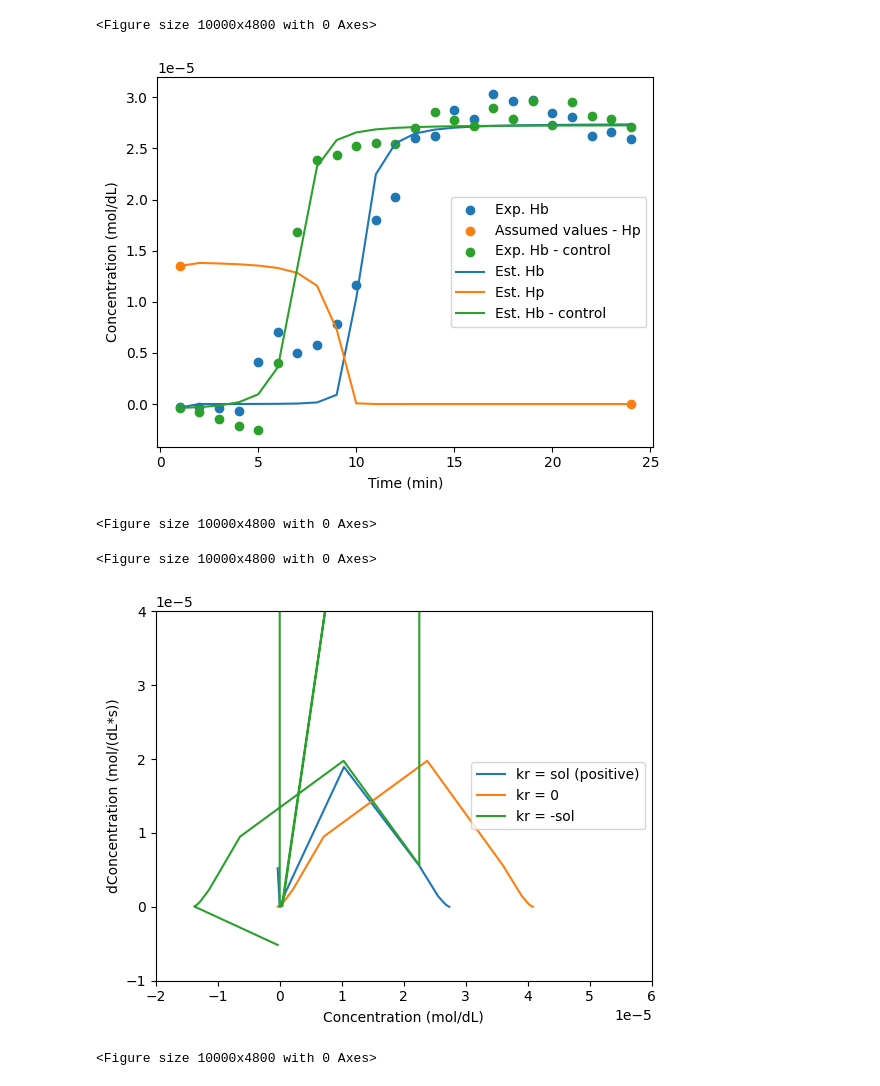
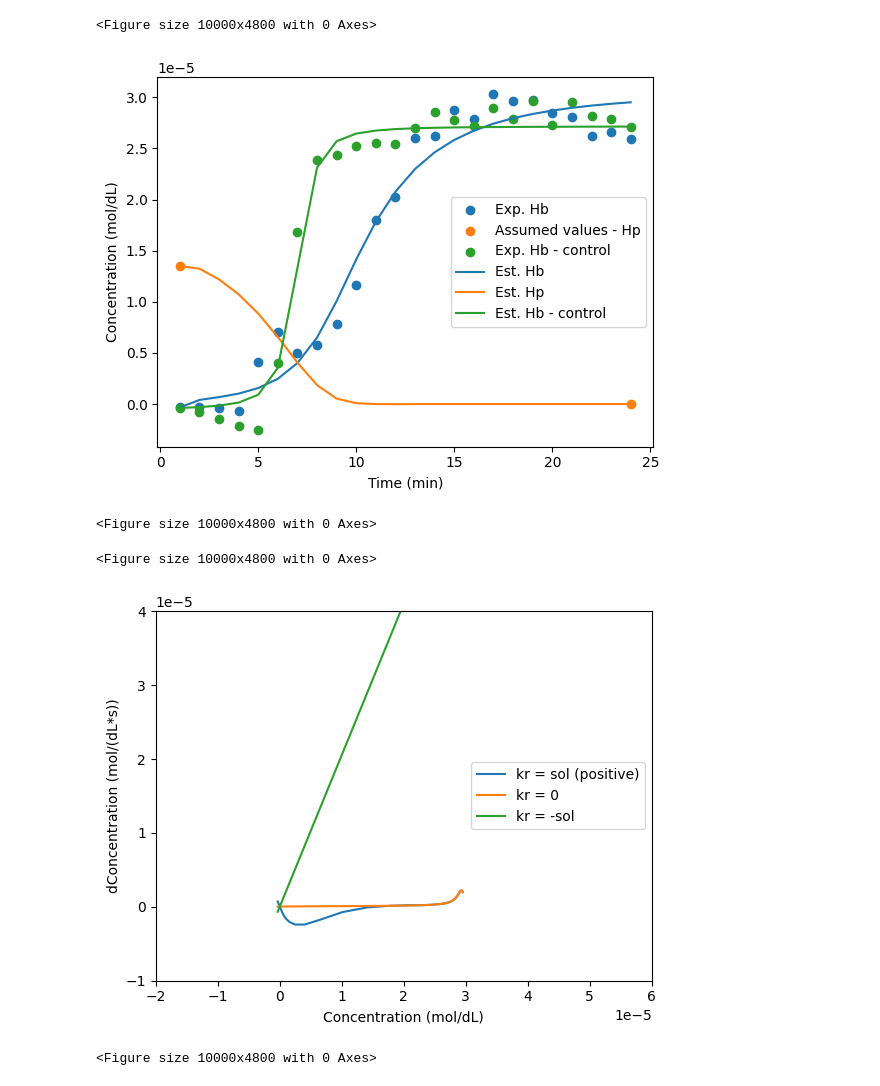
Before and after one commit to mdsnbutler/ChE2410-Project-2, a Jupyter notebook: 4_bifurcation analysis.ipynb, the cells around one changed output. Cells and saved outputs as stored; diff of their text form; code cells hidden in the pictures.

```diff
--- a/4_bifurcation analysis.ipynb
+++ b/4_bifurcation analysis.ipynb
@@ -16,22 +16,23 @@ hpin = hbin/2
 hpx = [1, 24]
 hpy = [hpin, 0]
 ic = ([data.loc[0, "hpadj mol/dL"], hpin, data.loc[0, "cadj mol/dL"]])
-ac = (10E5, s*3, 8)
+ac = (1, 10E5, s*3, 8, 1, 3/2)
 
-def func(x, t, kr, sB, muB):
+def func(x, t, yB, kr, sB, muB, zB, rB):
     B, P, C = x
-    dB = - kr * B * P + sB/((((t-muB)**2)+1)**(3/2))
+    dB = - kr * B * P + sB/((((t*yB-muB)**2)+zB)**(rB))
     dP = - kr * B * P
     dC = s/((((t-mu)**2)+1)**(3/2))
     return(dB, dP, dC)
 
-def func2(B, P, t, kr, sB, muB):
-    dB = - kr * B * P + sB/((((t-muB)**2)+1)**(3/2))
+def func2(B, P, t, yB, kr, sB, muB, zB, rB):
+    dB = - kr * B * P + sB/((((t*yB-muB)**2)+zB)**(rB))
     dP = - kr * B * P
     dC = s/((((t-mu)**2)+1)**(3/2))
     return(dB, dP, dC)
 
-fitdata = odeint(func, ic, data["time"], args=(1.14609260e+06, 2.06724401e-05, 9.82450961e+00))
+fitdata = odeint(func, ic, data["time"], args=(4.35923617e-01, 1.51728394e+05, 4.56628831e-05, 3.63518130e+00,
+       4.51944641e+00, 1.47636087e+00))
 plt.scatter(data["time"], data['hpadj mol/dL'], label = "Exp. Hb")
 plt.scatter(hpx, hpy, label = "Assumed values - Hp")
 plt.scatter(data["time"], data['cadj mol/dL'], label = "Exp. Hb - control")
@@ -44,24 +45,26 @@ plt.legend(loc = "right")
 plt.figure(figsize = (100, 48))
 # %% [output]
 <Figure size 10000x4800 with 0 Axes>
-[figure, old version]
+[figure, new version]
 <Figure size 10000x4800 with 0 Axes>
 # %%
-dHb2 = np.array(func2(B = fitdata[:,0], P = fitdata[:,1], t = data["time"], kr = 1.14609260e+06, sB = 2.06724401e-05, muB = 9.82450961e+00))
-fitdata_kr0 = odeint(func, ic, data["time"], args=(0, 2.06724401e-05, 9.82450961e+00))
-dHb0 = np.array(func2(B = fitdata_kr0[:,0], P = fitdata_kr0[:,1], t = data["time"], kr = 0, sB = 2.06724401e-05, muB = 9.82450961e+00))
-fitdata_krneg = odeint(func, ic, data["time"], args=(-1.14609260e+06, 2.06724401e-05, 9.82450961e+00))
-dHbneg = np.array(func2(B = fitdata_krneg[:,0], P = fitdata_krneg[:,1], t = data["time"], kr = -1.14609260e+06, sB = 2.06724401e-05, muB = 9.82450961e+00))
+dHb2 = np.array(func2(B = fitdata[:,0], P = fitdata[:,1], t = data["time"], yB = 4.35923617e-01, kr = 1.51728394e+05, sB = 2.06724401e-05, muB = 9.82450961e+00, zB = 4.51944641e+00, rB = 1.47636087e+00))
+fitdata_kr0 = odeint(func, ic, data["time"], args=(4.35923617e-01, 1.51728394e+05, 4.56628831e-05, 3.63518130e+00,
+       4.51944641e+00, 1.47636087e+00))
+dHb0 = np.array(func2(B = fitdata_kr0[:,0], P = fitdata_kr0[:,1], t = data["time"], yB = 4.35923617e-01, kr = 0, sB = 2.06724401e-05, muB = 9.82450961e+00, zB = 4.51944641e+00, rB = 1.47636087e+00))
+fitdata_krneg = odeint(func, ic, data["time"], args=(4.35923617e-01, 0, 4.56628831e-05, 3.63518130e+00,
+       4.51944641e+00, 1.47636087e+00))
+dHbneg = np.array(func2(B = fitdata_krneg[:,0], P = fitdata_krneg[:,1], t = data["time"], yB = 4.35923617e-01, kr = -1.51728394e+05, sB = 2.06724401e-05, muB = 9.82450961e+00, zB = 4.51944641e+00, rB = 1.47636087e+00))
 plt.plot(fitdata[:,0], dHb2[0, 0:24], label = "kr = sol (positive)")
 plt.plot(fitdata_kr0[:,0], dHb0[0, 0:24], label = "kr = 0")
 plt.plot(fitdata_krneg[:,0], dHbneg[0, 0:24], label = "kr = -sol")
 plt.xlabel("Concentration (mol/dL)")
 plt.ylabel("dConcentration (mol/(dL*s))")
 plt.xlim(-2E-5, 6E-5)
 plt.ylim(-1E-5, 4E-5)
 plt.legend(loc = "right")
 plt.figure(figsize = (100, 48))
 # %% [output]
 <Figure size 10000x4800 with 0 Axes>
-[figure, old version]
+[figure, new version]
 <Figure size 10000x4800 with 0 Axes>
```
Also changed, not shown: parts of 3 cells of this notebook, 10 other files.
